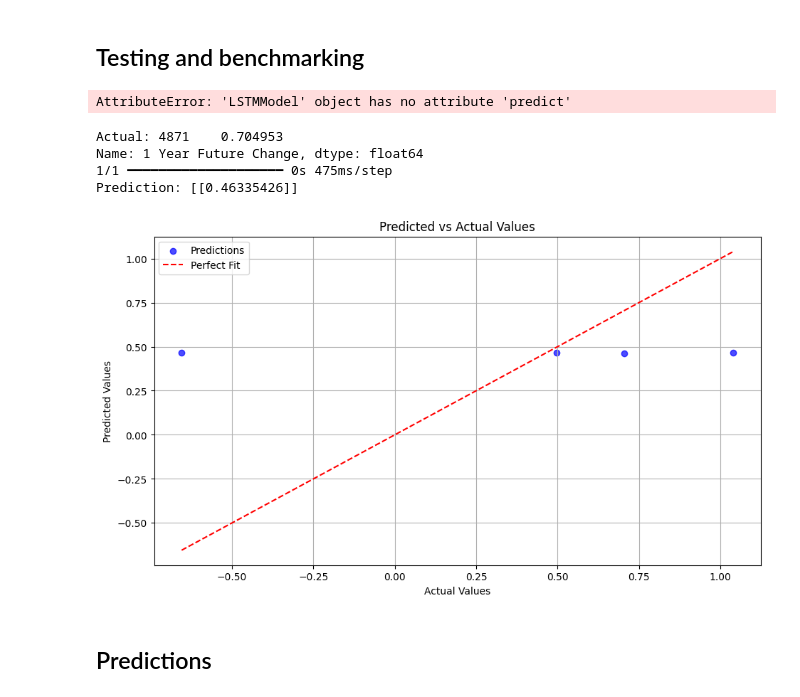
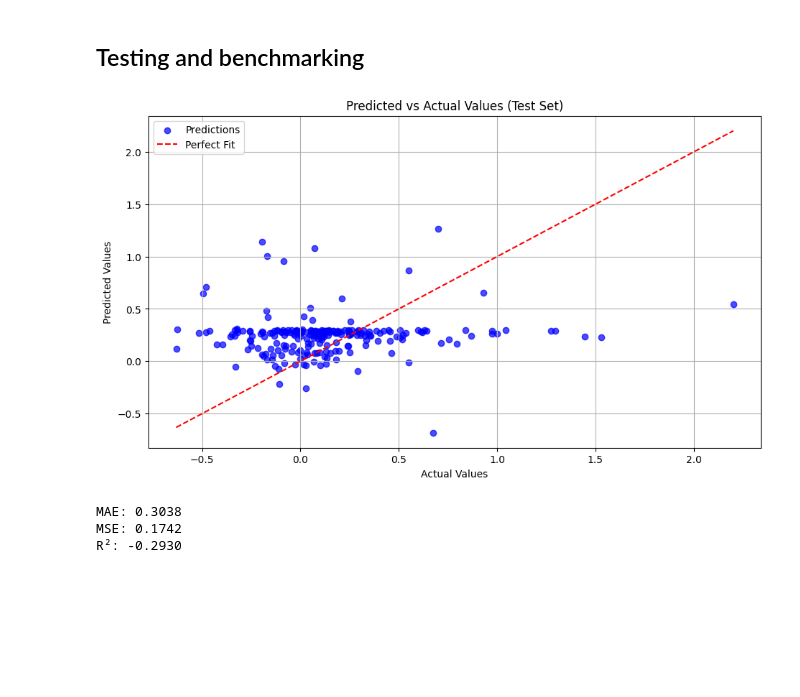
Before and after one commit to P1N60/Uni, a Jupyter notebook: VS-Code/Side-Projects/money_printer/Notebooks/money_printer.ipynb, the cells around one changed output. Drawn from its saved outputs; the diff is of its cells as text; code cells hidden in the pictures; blank space fills up the shorter version.

```diff
--- a/VS-Code/Side-Projects/money_printer/Notebooks/money_printer.ipynb
+++ b/VS-Code/Side-Projects/money_printer/Notebooks/money_printer.ipynb
@@ -31,10 +31,9 @@ from keras.optimizers import SGD
 # %% [markdown]
 ### Variables
 # %%
-print_errors = False
-build_new_dataset = False
-model_type = 'LSTM' # 'LSTM', 'GBM' or 'MLP'
-symbols = 'advanced' # 'simple' or 'advanced'. simple are the tickers from the screener notebook and advanced are all of the tickers in 'filtered_tickers'
+print_errors = True
+build_new_dataset = True
+symbols = 'simple' # 'simple' or 'advanced'. simple are the tickers from the screener notebook and advanced are all of the tickers in 'filtered_tickers'
 # %% [markdown]
 ## Data Preparation
 # %%
@@ -363,36 +264,37 @@ R²: 0.9071
 # %% [markdown]
 ## Testing and benchmarking
-# %%
-y_pred = model.predict(X_test)
-
-r2 = r2_score(y_test, y_pred)
-mse = mean_squared_error(y_test, y_pred)
-mae = mean_absolute_error(y_test, y_pred)
-
-print(f"R² Score: {r2}")
-print(f"MSE: {mse}")
-print(f"MAE: {mae}")
-# %% [output]
-AttributeError: 'LSTMModel' object has no attribute 'predict'
-# %%
-print(f'Actual: {y_test.head(1)}')
-print(f'Prediction: {model.predict(X_test.head(1))}')
-# %% [output]
-Actual: 4871    0.704953
-Name: 1 Year Future Change, dtype: float64
-1/1 ━━━━━━━━━━━━━━━━━━━━ 0s 475ms/step
-Prediction: [[0.46335426]]
 # %%
+model.eval()
+with torch.no_grad():
+    all_predictions = []
+    all_targets = []
+    for seqs, labels in test_loader:
+        outputs = model(seqs)
+        all_predictions.append(outputs.squeeze().cpu().numpy())
+        all_targets.append(labels.cpu().numpy())
+all_predictions = np.concatenate(all_predictions)
+all_targets = np.concatenate(all_targets)
+
 plt.figure(figsize=(11, 6))
-plt.scatter(y_test, y_pred, alpha=0.7, color='blue', label='Predictions')
-plt.plot([y_test.min(), y_test.max()], [y_test.min(), y_test.max()], color='red', linestyle='--', label='Perfect Fit')
-plt.title('Predicted vs Actual Values')
+plt.scatter(all_targets, all_predictions, alpha=0.7, color='blue', label='Predictions')
+plt.plot([all_targets.min(), all_targets.max()], [all_targets.min(), all_targets.max()],
+         color='red', linestyle='--', label='Perfect Fit')
+plt.title('Predicted vs Actual Values (Test Set)')
 plt.xlabel('Actual Values')
 plt.ylabel('Predicted Values')
 plt.legend()
 plt.grid(True)
 plt.show()
+
+mae = mean_absolute_error(all_targets, all_predictions)
+mse = mean_squared_error(all_targets, all_predictions)
+r2 = r2_score(all_targets, all_predictions)
+
+print(f"MAE: {mae:.4f}")
+print(f"MSE: {mse:.4f}")
+print(f"R²: {r2:.4f}")
 # %% [output]
-[figure, old version]
+[figure, new version]
+MAE: 0.3038
+MSE: 0.1742
+R²: -0.2930
-# %% [markdown]
-## Predictions
```
Also changed, not shown: parts of 9 cells of this notebook.
